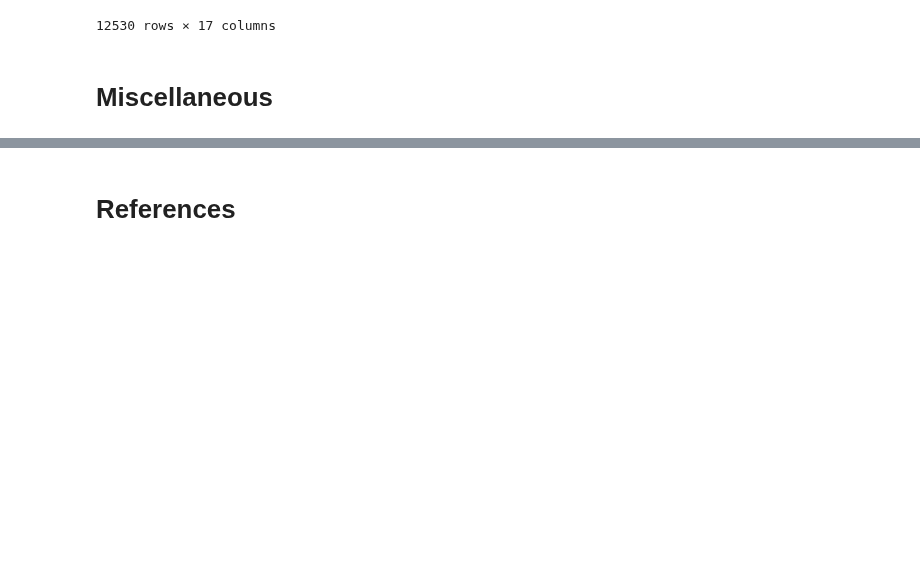
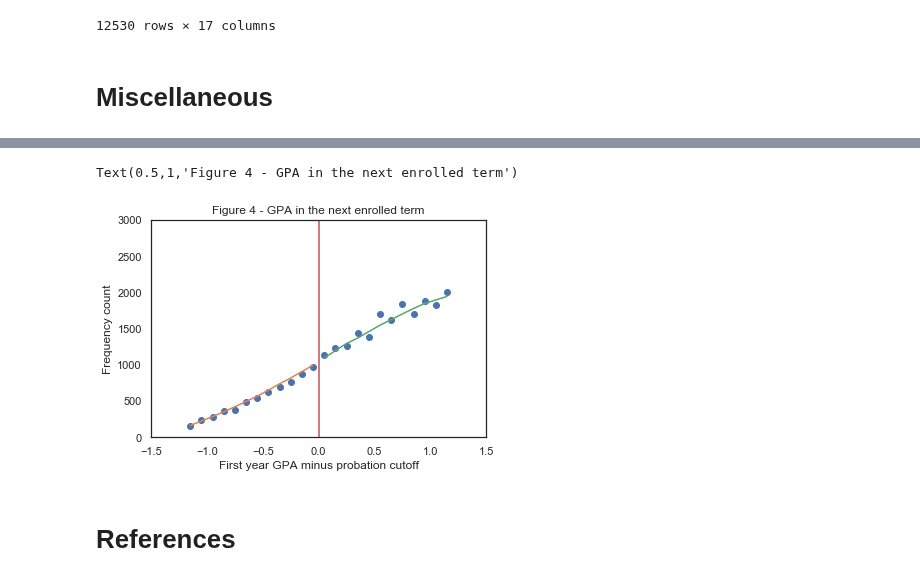
Before and after one commit to amageh/replication-performance-standards, a Jupyter notebook: project.ipynb, the cells around one changed output, grey strips where cells are left out. Saved outputs shown, nothing was run; the diff lists cells and outputs as text; code cells hidden in the pictures; blank space fills up the shorter version.

Commit message:
Improved implementation for figure 1.

```diff
--- a/project.ipynb
+++ b/project.ipynb
@@ -763,0 +773,4 @@ table22=table22.round(4)"""
+# %%
+fig1 = fig1.sort_values(by=['dist_from_cut_med10'])
+fig1['const'] = 1
+fig1.head()
@@ -764,3 +784,45 @@ table22=table22.round(4)"""
+# %%
+bins = fig1.dist_from_cut_med10.unique().round(4)
+# %%
+def create_predictions_fig1(data, steps):
+
+    #steps = np.arange(-1.2, 1.25, 0.05)
+    predictions_df = pd.DataFrame([])
+    # Ensure there are no missings in the outcome variable
+    #data = data.dropna(subset=[outcome])
+    # Loop through bins or 'steps'.
+    for step in steps:
+        df = data[(data.dist_from_cut_med10 >= (step - 0.6)) &
+                  (data.dist_from_cut_med10 <= (step + 0.6))]
+        # Run regression for with all values in the range specified above.
+        model = sm.regression.linear_model.OLS(df['counts'], df[['const','dist_from_cut_med10']], hasconst=True)
+        result = model.fit()
+
+        # Fill in row for each step in the prediction datframe.
+        predictions_df.loc[step, 'dist_from_cut_med10'] = step
+        predictions_df.loc[step, 'const'] = 1
+        predictions_df.loc[step, 'prediction'] = result.predict(exog=[[
+                                                                        predictions_df.loc[step, 'const'],
+                                                                        predictions_df.loc[step, 'dist_from_cut_med10'],
+                                                                    ]])
+
+    predictions_df.round(4)
+
+    return predictions_df
+# %%
+figue1_predictions = create_predictions_fig1(data=fig1, steps=bins)
+# %%
+plt.pyplot.xlim(-1.5,1.5,0.1)
+plt.pyplot.ylim(0,3000.5,50)
+plt.pyplot.axvline(x=0, color='r')
+plt.pyplot.xlabel('First year GPA minus probation cutoff')
+plt.pyplot.ylabel('Frequency count')
+plt.pyplot.plot(fig1.dist_from_cut_med10,fig1.counts, 'o')
+plot_RDD_curve(df = figue1_predictions, running_variable="dist_from_cut_med10", outcome="prediction", cutoff=0)
+plt.pyplot.title("Figure 4 - GPA in the next enrolled term")
+# %% [output]
+Text(0.5,1,'Figure 4 - GPA in the next enrolled term')
+[figure, added]
 # %% [markdown]
 # References
 # %% [markdown]
```
Also changed, not shown: parts of 8 cells of this notebook.
